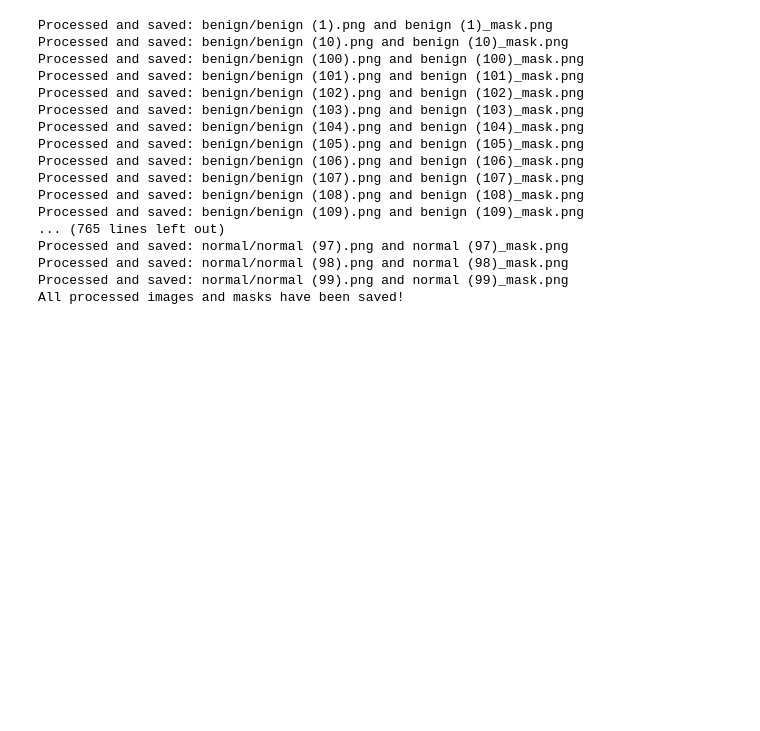
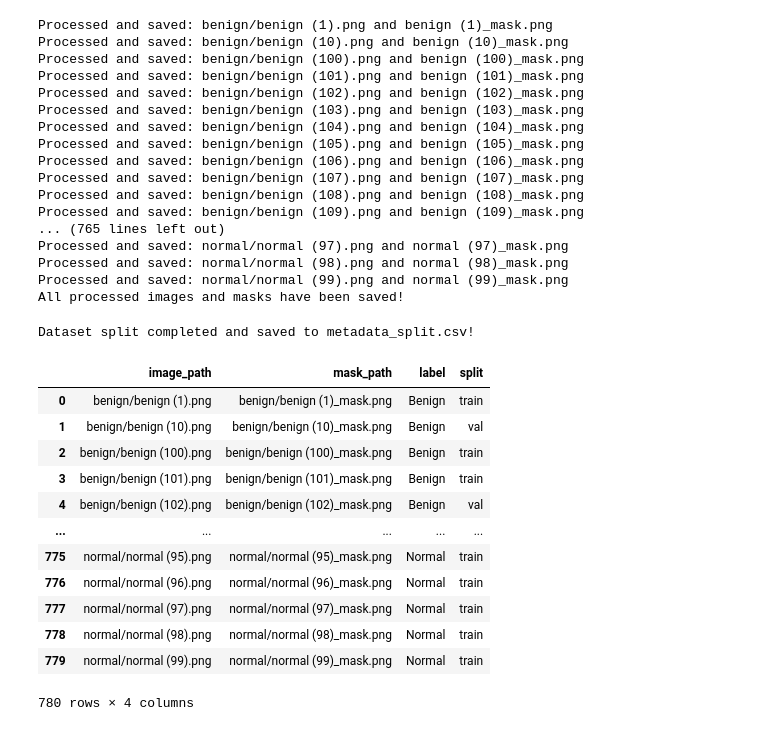
Before and after one commit to vishnurchityala/ensemble-learning, a Jupyter notebook: notebooks/preprocessing.ipynb, the cells around one changed output. Saved outputs shown, nothing was run; the diff lists cells and outputs as text; code cells hidden in the pictures; blank space fills up the shorter version.

```diff
--- a/notebooks/preprocessing.ipynb
+++ b/notebooks/preprocessing.ipynb
@@ -156,3 +156,33 @@ Processed and saved: normal/normal (97).png and normal (97)_mask.png
 Processed and saved: normal/normal (98).png and normal (98)_mask.png
 Processed and saved: normal/normal (99).png and normal (99)_mask.png
 All processed images and masks have been saved!
+# %%
+from sklearn.model_selection import train_test_split
+
+train_df, temp_df = train_test_split(metadata, test_size=0.3, stratify=metadata['label'], random_state=42)
+val_df, test_df = train_test_split(temp_df, test_size=0.5, stratify=temp_df['label'], random_state=42)
+
+metadata.loc[train_df.index, 'split'] = 'train'
+metadata.loc[val_df.index, 'split'] = 'val'
+metadata.loc[test_df.index, 'split'] = 'test'
+
+metadata.to_csv("../processed-dataset/metadata_split.csv", index=False)
+print("Dataset split completed and saved to metadata_split.csv!")
+# %% [output]
+Dataset split completed and saved to metadata_split.csv!
+# %%
+metadata
+# %% [output]
+|  | image_path | mask_path | label | split |
+| 0 | benign/benign (1).png | benign/benign (1)_mask.png | Benign | train |
+| 1 | benign/benign (10).png | benign/benign (10)_mask.png | Benign | val |
+| 2 | benign/benign (100).png | benign/benign (100)_mask.png | Benign | train |
+| 3 | benign/benign (101).png | benign/benign (101)_mask.png | Benign | train |
+| 4 | benign/benign (102).png | benign/benign (102)_mask.png | Benign | val |
+| ... | ... | ... | ... | ... |
+| 775 | normal/normal (95).png | normal/normal (95)_mask.png | Normal | train |
+| 776 | normal/normal (96).png | normal/normal (96)_mask.png | Normal | train |
+| 777 | normal/normal (97).png | normal/normal (97)_mask.png | Normal | train |
+| 778 | normal/normal (98).png | normal/normal (98)_mask.png | Normal | train |
+| 779 | normal/normal (99).png | normal/normal (99)_mask.png | Normal | train |
+780 rows × 4 columns
```
Also changed, not shown: 10 other files.
